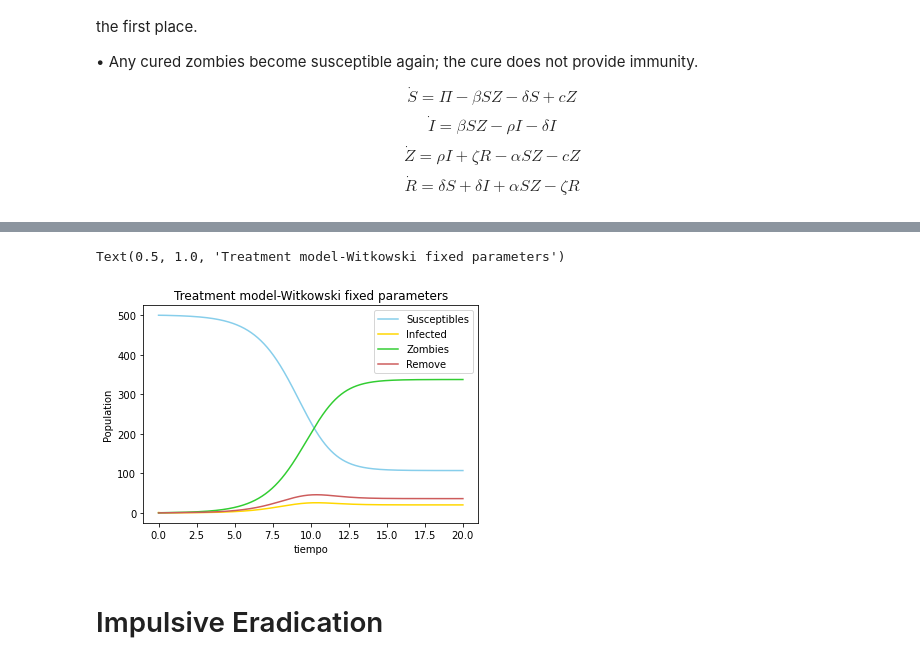
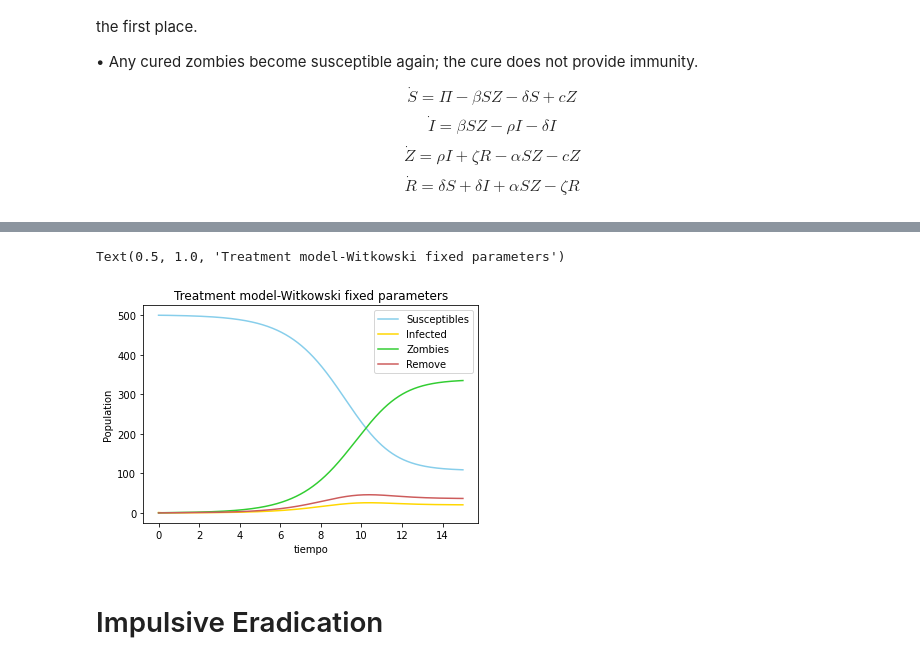
Before and after one commit to feli-p/ProyectoMateCompu, a Jupyter notebook: notebooks/ModelosMunzConParámetrosCorrectos.ipynb, the cells around one changed output, grey strips where cells are left out. Drawn from its saved outputs; the diff is of its cells as text; code cells hidden in the pictures.

```diff
--- a/notebooks/ModelosMunzConParámetrosCorrectos.ipynb
+++ b/notebooks/ModelosMunzConParámetrosCorrectos.ipynb
@@ -345,6 +346,7 @@ z = 5
 N = 30000
 tau = 15.0 # tiempo de la simulación
 time = np.linspace(0, tau, N)
+dt = tau/(float)(N-1)  # tamaño del paso
 y = np.zeros([N,5])
 y[0,0] = 500
 y[0,1] = 0
@@ -409,0 +414,32 @@ def treatModel(estado, sistema):
+# %%
+b = 0.0095 # Susceptibles can become zombies through transmission via an encounter with a zombie
+d =  0.0001 # non-zombierelated death
+z = 0.0001
+p = .005
+
+N = 30000
+tau = 15.0 # tiempo de la simulación
+time = np.linspace(0, tau, N)
+dt = tau/(float)(N-1)  # tamaño del paso
+y = np.zeros([N,4])
+y[0,0] = s0
+y[0,1] = 1
+y[0,2] = 0
+y[0,3] = r0
+
+for j in range(N-1):
+    y[j+1] = euler(y[j], time[j], dt, treatModel)
+
+susdata = [y[j,0] for j in range(N)]
+infdata = [y[j,1] for j in range(N)]
+zomdata = [y[j,2] for j in range(N)]
+remdata = [y[j,3] for j in range(N)]
+
+plt.plot(time, susdata, label="Susceptibles", color = 'skyblue')
+plt.plot(time, infdata, label="Infected", color = 'gold')
+plt.plot(time, zomdata, label="Zombies", color = 'limegreen')
+plt.plot(time, remdata, label="Remove", color = 'indianred')
+plt.xlabel("tiempo")
+plt.ylabel("Population")
+plt.legend(loc="best")
+plt.title("Treatment model-Munz parameters")
@@ -410,32 +449,37 @@ def treatModel(estado, sistema):
 # %%
-N = 40000
-tau = 20.0 # tiempo de la simulación
+b =  0.0028 #once infected what for some period of time become a zombie
+p = 5
+z = 5
+
+N = 30000
+tau = 15.0 # tiempo de la simulación
 time = np.linspace(0, tau, N)
+dt = tau/(float)(N-1)  # tamaño del paso
 y = np.zeros([N,4])
 y[0,0] = s0
 y[0,1] = 1
 y[0,2] = 0
 y[0,3] = r0
 
 for j in range(N-1):
     y[j+1] = euler(y[j], time[j], dt, treatModel)
 
 susdata = [y[j,0] for j in range(N)]
 infdata = [y[j,1] for j in range(N)]
 zomdata = [y[j,2] for j in range(N)]
 remdata = [y[j,3] for j in range(N)]
 
 plt.plot(time, susdata, label="Susceptibles", color = 'skyblue')
 plt.plot(time, infdata, label="Infected", color = 'gold')
 plt.plot(time, zomdata, label="Zombies", color = 'limegreen')
 plt.plot(time, remdata, label="Remove", color = 'indianred')
 plt.xlabel("tiempo")
 plt.ylabel("Population")
 plt.legend(loc="best")
 plt.title("Treatment model-Witkowski fixed parameters")
 # %% [output]
 Text(0.5, 1.0, 'Treatment model-Witkowski fixed parameters')
-[figure, old version]
+[figure, new version]
 # %% [markdown]
 # Impulsive Eradication
 # %% [markdown]
```
Also changed, not shown: parts of 9 cells of this notebook.
